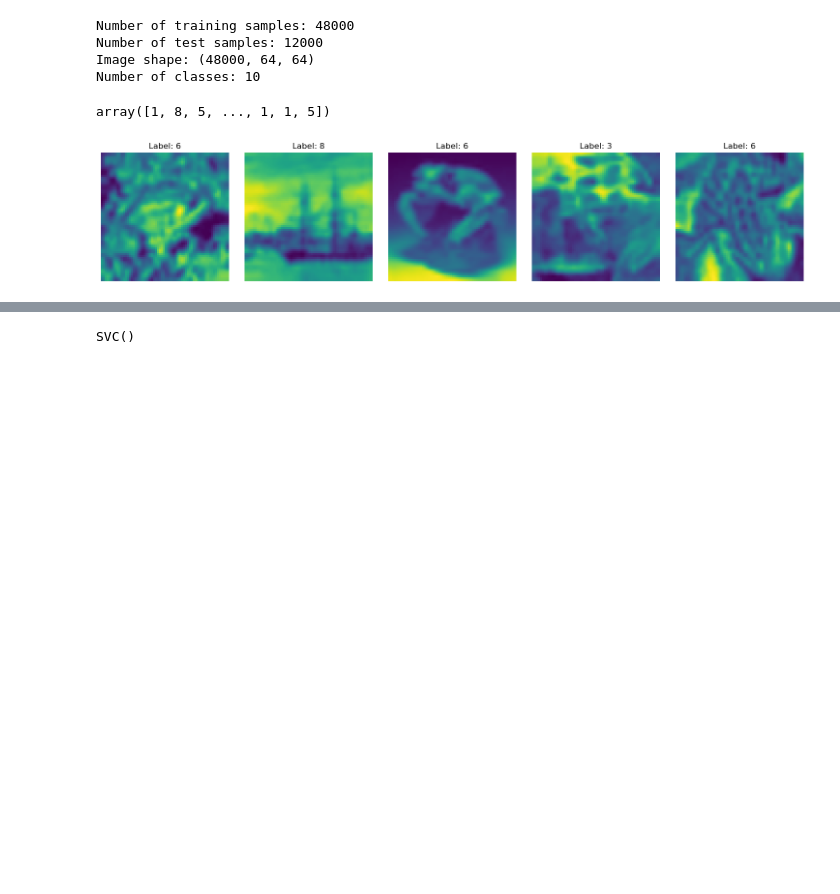
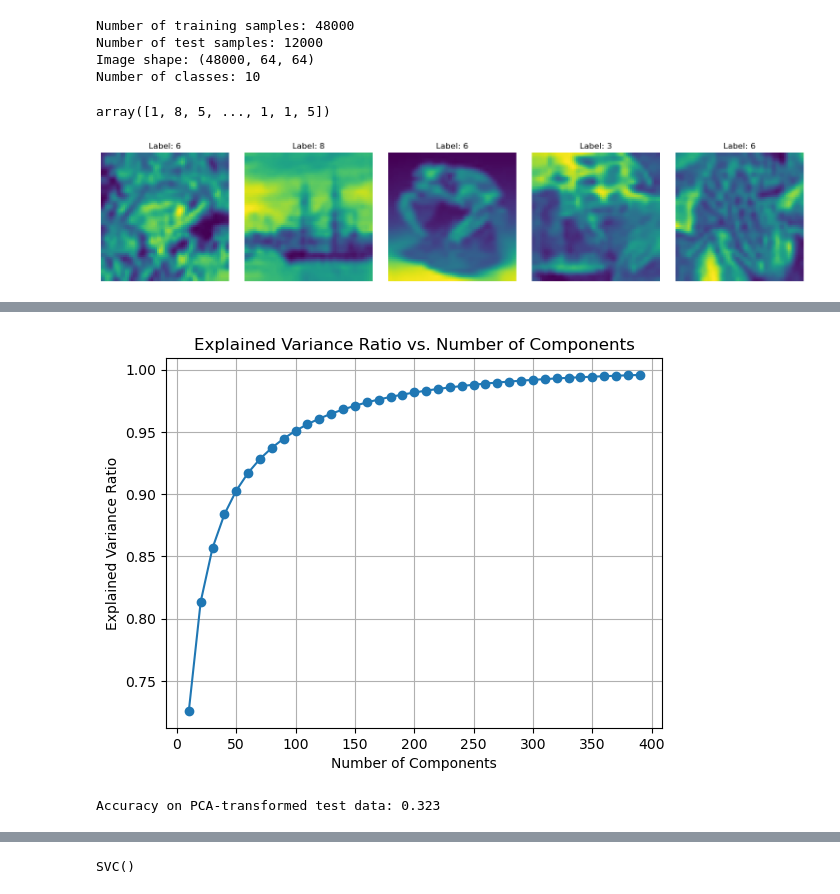
Before and after one commit to adityakedia006/Object_Recognition, a Jupyter notebook: Object Recognition/obj_recog.ipynb, the cells around one changed output, grey strips where cells are left out. Drawn from its saved outputs; the diff is of its cells as text; code cells hidden in the pictures; blank space fills up the shorter version.

```diff
--- a/Object Recognition/obj_recog.ipynb
+++ b/Object Recognition/obj_recog.ipynb
@@ -113,0 +196,31 @@ plot_images(X_train[:5], y_train[:5])
+# %%
+import matplotlib.pyplot as plt
+from sklearn.decomposition import PCA
+
+def plot_variance_ratio(pca):
+    plt.figure(figsize=(8, 6))
+    plt.plot(np.cumsum(pca.explained_variance_ratio_), marker='o', linestyle='-')
+    plt.xlabel('Number of Components')
+    plt.ylabel('Cumulative Explained Variance Ratio')
+    plt.title('Explained Variance Ratio vs. Number of Components')
+    plt.grid(True)
+    plt.show()
+
+# Fit PCA with various number of components
+n_components_range = range(10, 400, 10)  # Example range, adjust as needed
+explained_variance_ratios = []
+
+for n_components in n_components_range:
+    pca = PCA(n_components=n_components)
+    pca.fit(X_train_flat)
+    explained_variance_ratios.append(np.sum(pca.explained_variance_ratio_))
+
+# Plot explained variance ratio
+plt.plot(n_components_range, explained_variance_ratios, marker='o', linestyle='-')
+plt.xlabel('Number of Components')
+plt.ylabel('Explained Variance Ratio')
+plt.title('Explained Variance Ratio vs. Number of Components')
+plt.grid(True)
+plt.show()
+# %% [output]
+[figure, added]
@@ -113,0 +231,15 @@ plot_images(X_train[:5], y_train[:5])
+# %%
+from sklearn.neighbors import KNeighborsClassifier
+from sklearn.metrics import accuracy_score
+
+
+knn = KNeighborsClassifier(n_neighbors=6)
+
+knn.fit(X_train_pca, y_train)
+
+y_pred_pca = knn.predict(X_test_pca)
+
+accuracy_pca = accuracy_score(y_test, y_pred_pca)
+print("Accuracy on PCA-transformed test data:", accuracy_pca)
+# %% [output]
+Accuracy on PCA-transformed test data: 0.323
```
Also changed, not shown: parts of 19 cells of this notebook.
